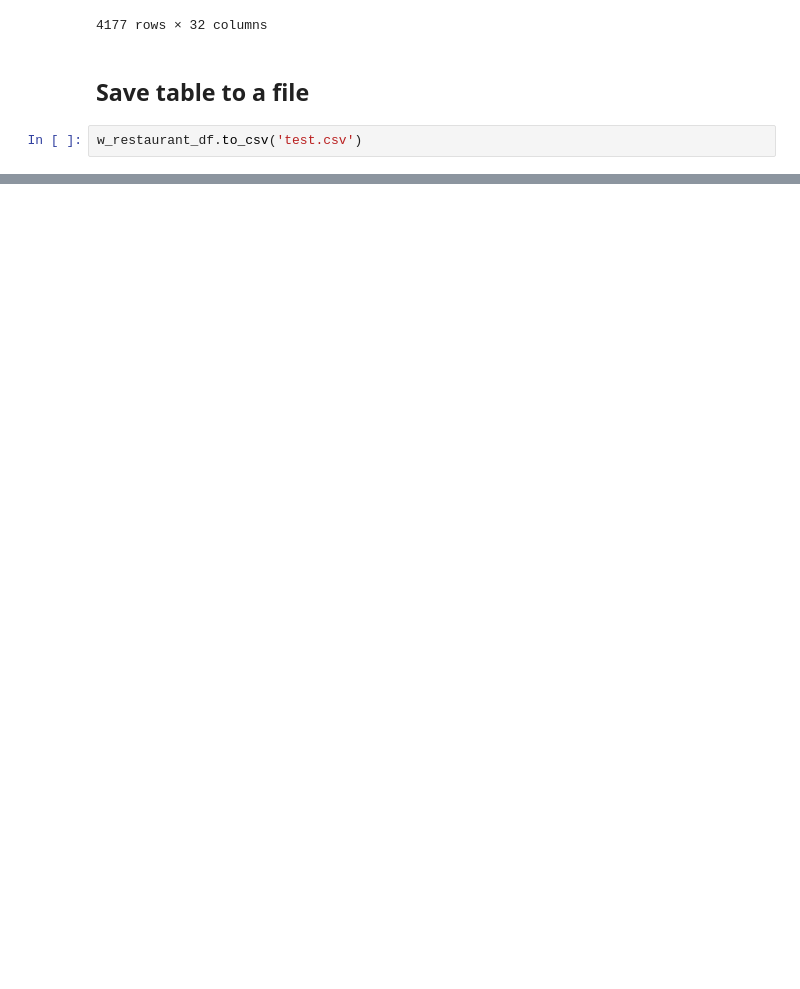
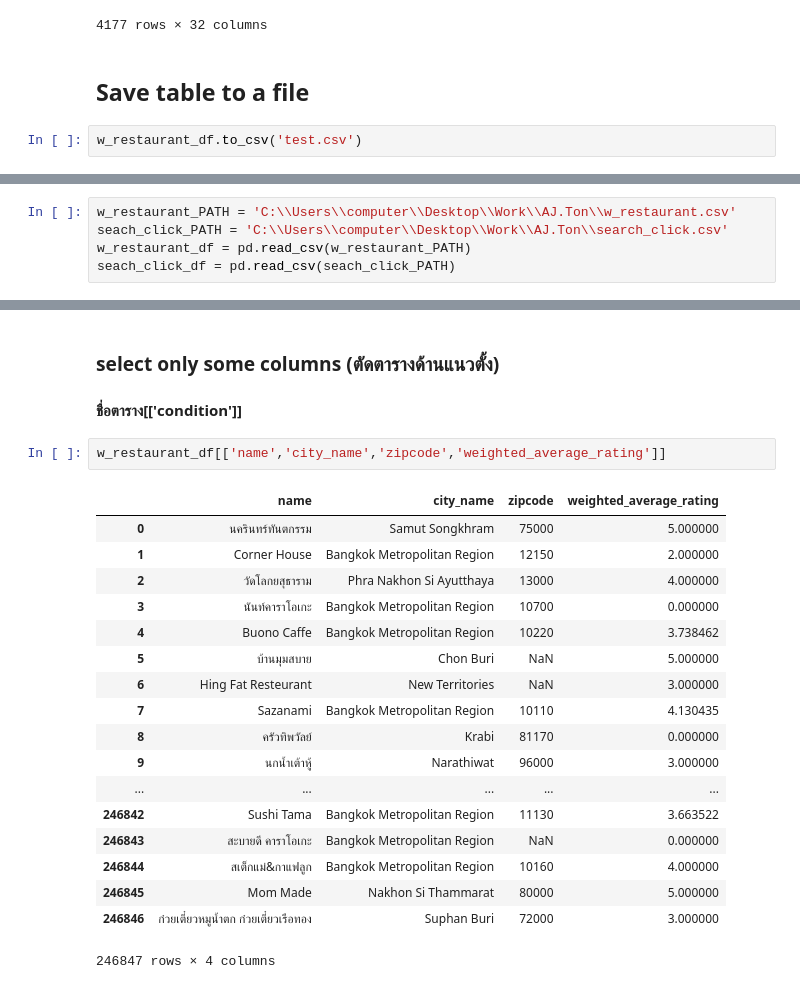
Before and after one commit to suchavadee2541/python_dataviz, a Jupyter notebook: Pandas 101.ipynb, the cells around one changed output, grey strips where cells are left out. Drawn from its saved outputs; the diff is of its cells as text; blank space fills up the shorter version.

```diff
--- a/Pandas 101.ipynb
+++ b/Pandas 101.ipynb
@@ -230,0 +235,5 @@ w_restaurant_df.to_csv('test.csv')
+# %%
+w_restaurant_PATH = 'C:\\Users\\computer\\Desktop\\Work\\AJ.Ton\\w_restaurant.csv'
+seach_click_PATH = 'C:\\Users\\computer\\Desktop\\Work\\AJ.Ton\\search_click.csv'
+w_restaurant_df = pd.read_csv(w_restaurant_PATH)
+seach_click_df = pd.read_csv(seach_click_PATH)
@@ -230,0 +250,24 @@ w_restaurant_df.to_csv('test.csv')
+# %% [markdown]
+### select only some columns (ตัดตารางด้านแนวตั้ง)
+#### ชื่อตาราง[['condition']]
+# %%
+w_restaurant_df[['name','city_name','zipcode','weighted_average_rating']]
+# %% [output]
+|  | name | city_name | zipcode | weighted_average_rating |
+| 0 | นครินทร์ทันตกรรม | Samut Songkhram | 75000 | 5.000000 |
+| 1 | Corner House | Bangkok Metropolitan Region | 12150 | 2.000000 |
+| 2 | วัดโลกยสุธาราม | Phra Nakhon Si Ayutthaya | 13000 | 4.000000 |
+| 3 | นันท์คาราโอเกะ | Bangkok Metropolitan Region | 10700 | 0.000000 |
+| 4 | Buono Caffe | Bangkok Metropolitan Region | 10220 | 3.738462 |
+| 5 | บ้านมุมสบาย | Chon Buri | NaN | 5.000000 |
+| 6 | Hing Fat Resteurant | New Territories | NaN | 3.000000 |
+| 7 | Sazanami | Bangkok Metropolitan Region | 10110 | 4.130435 |
+| 8 | ครัวทิพวัลย์ | Krabi | 81170 | 0.000000 |
+| 9 | นกน้ำเต้าหู้ | Narathiwat | 96000 | 3.000000 |
+| ... | ... | ... | ... | ... |
+| 246842 | Sushi Tama | Bangkok Metropolitan Region | 11130 | 3.663522 |
+| 246843 | สะบายดี คาราโอเกะ | Bangkok Metropolitan Region | NaN | 0.000000 |
+| 246844 | สเต็กแม่&กาแฟลูก | Bangkok Metropolitan Region | 10160 | 4.000000 |
+| 246845 | Mom Made | Nakhon Si Thammarat | 80000 | 5.000000 |
+| 246846 | ก๋วยเตี๋ยวหมูน้ำตก ก๋วยเตี๋ยวเรือทอง | Suphan Buri | 72000 | 3.000000 |
+246847 rows × 4 columns
```
Also changed, not shown: parts of 28 cells of this notebook.
